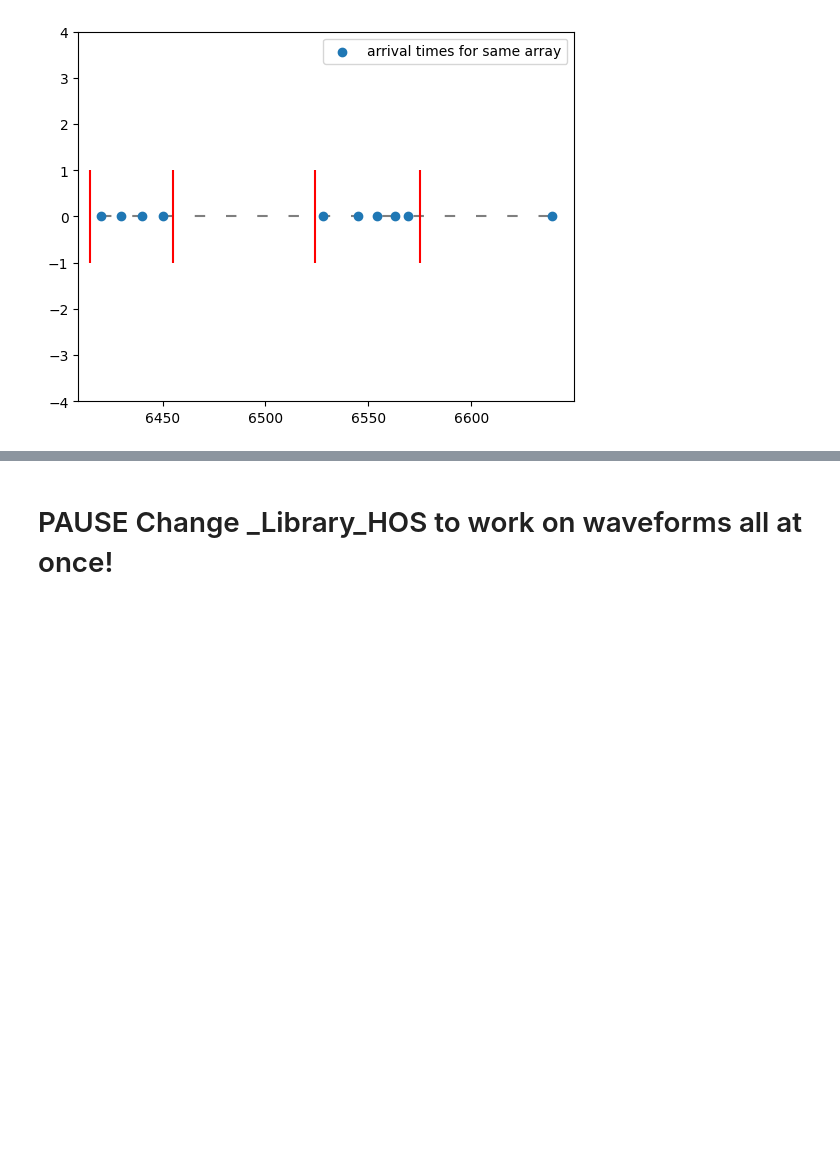
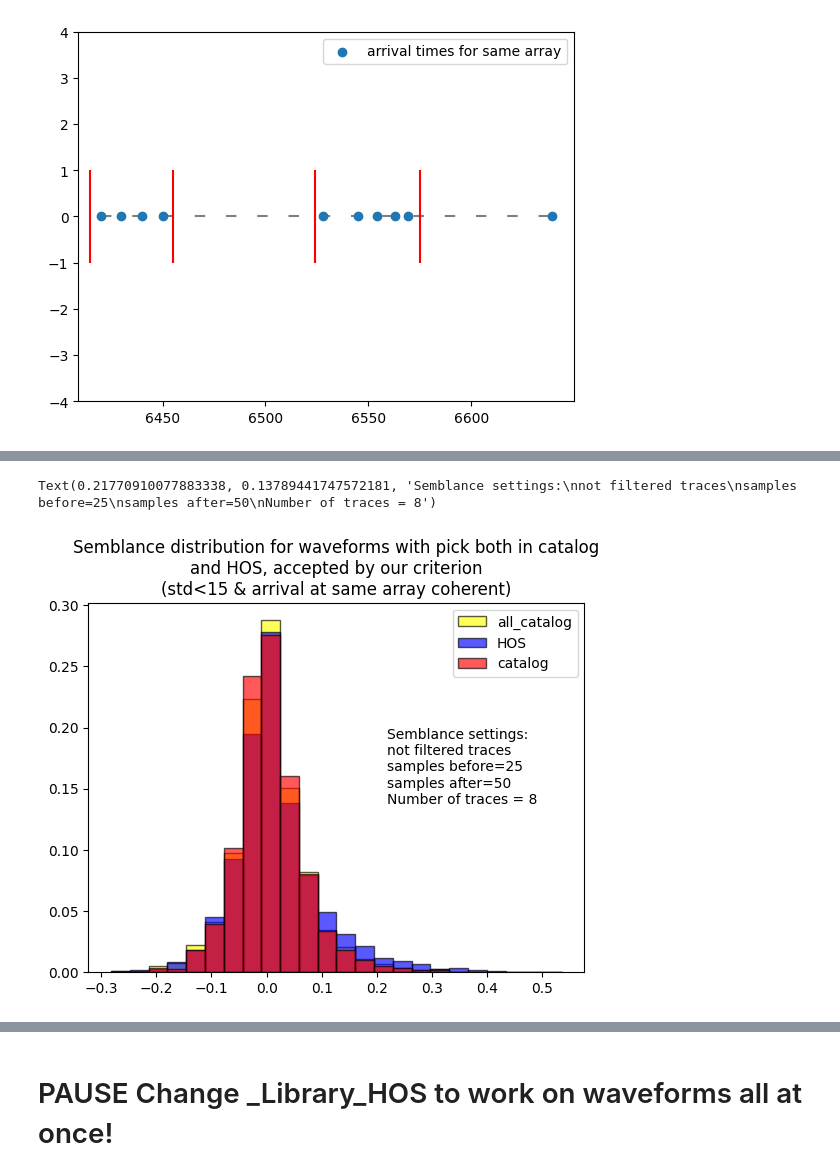
Before and after one commit to Nemenick/primoprogetto, a Jupyter notebook: Codici/_DETECT_HOS.ipynb, the cells around one changed output, grey strips where cells are left out. Drawn from its saved outputs; the diff is of its cells as text; code cells hidden in the pictures; blank space fills up the shorter version.

```diff
--- a/Codici/_DETECT_HOS.ipynb
+++ b/Codici/_DETECT_HOS.ipynb
@@ -851,0 +803,35 @@ plt.legend()
+# %%
+from _Library_HOS import semblance
+s_ = 25
+s = 50
+ntracce = 8
+
+times = pd.read_csv("/home/silvia/Desktop/ONSET_HOS/ONSET_DETECT_whole_checked(std15_tolerance40).csv")
+times_ok_cat = times[(times["Accept_catalog_concordance_array"] == "TRUE")]
+times_ok_hos = times[(times["Accept"] == "TRUE")]
+
+
+
+event_list = np.array([s[:12] for s in times_ok_cat["trace_name"]])
+event_uniq = list(set(event_list))
+event_uniq.sort()
+
+semblance_cat = []
+
+for ev in event_uniq:
+    tmp = times_ok_cat[(event_list==ev)]                         # select a single event
+    arr_list = np.array([s[16:18] for s in tmp["trace_name"]])  # select a single array for each event (tipical arr_list=["01", "01", "10"..] )
+    arr_uniq = list(set(arr_list))
+    arr_uniq.sort()
+    for arr in arr_uniq:
+        tmp_2 = tmp[(arr_list==arr)]
+        off = np.random.randint(60,size=len(tmp_2))
+        #u_HOS = [D.sismogramma[i][tmp_2["stat: S_4 type_filter: bandpass filter freq: [1, 30] window_width: 300 tresh:_ons_th=0.1"][i]-s_:tmp_2["stat: S_4 type_filter: bandpass filter freq: [1, 30] window_width: 300 tresh:_ons_th=0.1"][i]+s] for j,i in enumerate(tmp_2.index)]
+        u_cat = [D.sismogramma[i][D.metadata["trace_P_arrival_sample"][i]-s_:D.metadata["trace_P_arrival_sample"][i]+s] for j,i in enumerate(tmp_2.index)]
+        #u_noise = [D.sismogramma[i][tmp_2["stat: S_4 type_filter: bandpass filter freq: [1, 30] window_width: 300 tresh:_ons_th=0.1"][i]-s_-100-off[j]:tmp_2["stat: S_4 type_filter: bandpass filter freq: [1, 30] window_width: 300 tresh:_ons_th=0.1"][i]+s-100-off[j]] for j,i in enumerate(tmp_2.index)]
+
+
+        if len(u_cat) > 1 and len(u_cat[0]==s_+s):
+            #semblance_HOS.append(semblance(u_HOS)- 1/len(u_HOS))
+            semblance_cat.append(semblance(u_cat)- 1/len(u_cat))
+            #semblance_noise.append(semblance(u_noise)- 1/len(u_noise))
@@ -851,0 +877,13 @@ plt.legend()
+# %%
+mi=np.min(semblance_HOS)
+ma=np.max(semblance_HOS)
+binn = np.linspace(mi, ma, num=25, endpoint=True, retstep=False, dtype=None, axis=0)
+a_sa, b_sa, c_sa = plt.hist(semblance_all_cat, edgecolor="black",bins=binn, alpha=0.65, label="all_catalog", color="yellow", weights=np.ones(len(semblance_all_cat)) / len(semblance_all_cat))
+a_sh, b_sh, c_sh = plt.hist(semblance_HOS, edgecolor="black",bins=binn, alpha=0.65, label="HOS",color="blue", weights=np.ones(len(semblance_HOS)) / len(semblance_HOS))
+a_sc, b_sc, c_sc =  plt.hist(semblance_cat, edgecolor="black",bins=binn, alpha=0.65, label="catalog", color="red", weights=np.ones(len(semblance_cat)) / len(semblance_cat))
+plt.title("Semblance distribution for waveforms with pick both in catalog\nand HOS, accepted by our criterion\n(std<15 & arrival at same array coherent)")
+plt.legend()
+plt.text(ma/2-0.05,np.max(ah)/2,f"Semblance settings:\nnot filtered traces\nsamples before={s_}\nsamples after={s}\nNumber of traces = {ntracce}")
+# %% [output]
+Text(0.21770910077883338, 0.13789441747572181, 'Semblance settings:\nnot filtered traces\nsamples before=25\nsamples after=50\nNumber of traces = 8')
+[figure, added]
```
Also changed, not shown: parts of 22 cells of this notebook, 5 other files.
